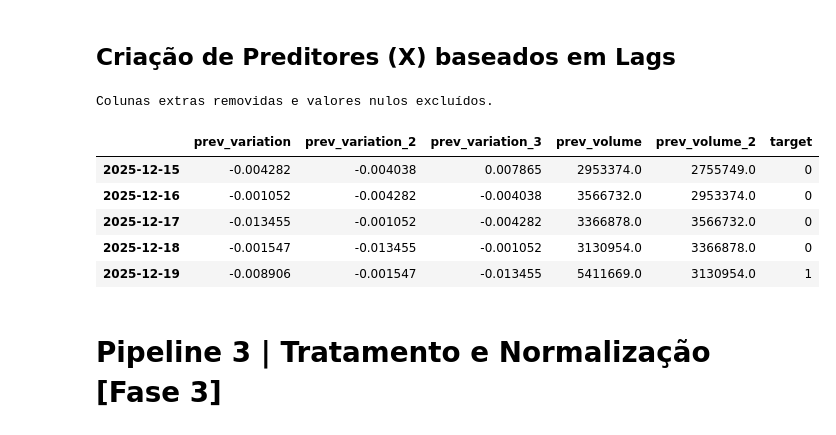
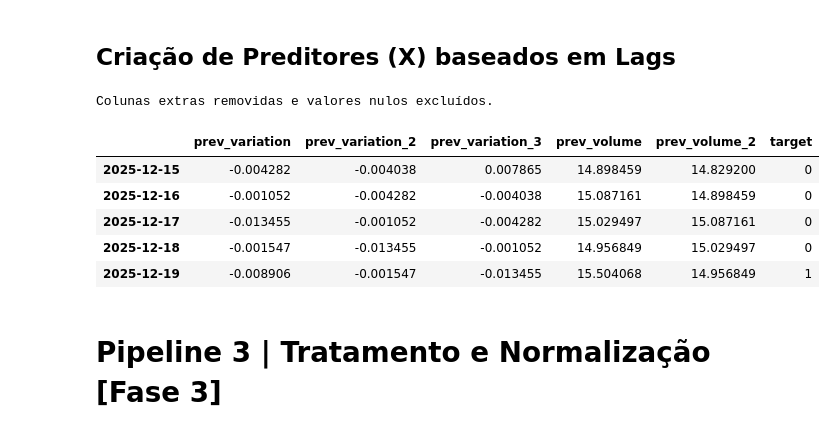
Before and after one commit to miriam-silva/ProvaIcomaAM, a Jupyter notebook: prova_01_miriam_silva.ipynb, the cells around one changed output. Saved outputs shown, nothing was run; the diff lists cells and outputs as text; code cells hidden in the pictures.

```diff
--- a/prova_01_miriam_silva.ipynb
+++ b/prova_01_miriam_silva.ipynb
@@ -64,23 +64,25 @@ df['target'] = (df['close'] > df['open']).astype(int)
 # %%
 df['variation'] = (df['close'] - df['open']) / df['open']
 df['prev_variation'] = df['variation'].shift(1)
 df['prev_variation_2'] = df['variation'].shift(2)
 df['prev_variation_3'] = df['variation'].shift(3)
-df['prev_volume'] = df['volume'].shift(1)
-df['prev_volume_2'] = df['volume'].shift(2)
+df['volume_log'] = np.log1p(df['volume'])
+
+df['prev_volume'] = df['volume_log'].shift(1)
+df['prev_volume_2'] = df['volume_log'].shift(2)
 
 df_final = df[['prev_variation', 'prev_variation_2', 'prev_variation_3', 'prev_volume', 'prev_volume_2', 'target']].dropna()
 
 print("Colunas extras removidas e valores nulos excluídos.")
 df_final.head()
 # %% [output]
 Colunas extras removidas e valores nulos excluídos.
 |  | prev_variation | prev_variation_2 | prev_variation_3 | prev_volume | prev_volume_2 | target |
-| 2025-12-15 | -0.004282 | -0.004038 | 0.007865 | 2953374.0 | 2755749.0 | 0 |
-| 2025-12-16 | -0.001052 | -0.004282 | -0.004038 | 3566732.0 | 2953374.0 | 0 |
-| 2025-12-17 | -0.013455 | -0.001052 | -0.004282 | 3366878.0 | 3566732.0 | 0 |
-| 2025-12-18 | -0.001547 | -0.013455 | -0.001052 | 3130954.0 | 3366878.0 | 0 |
-| 2025-12-19 | -0.008906 | -0.001547 | -0.013455 | 5411669.0 | 3130954.0 | 1 |
+| 2025-12-15 | -0.004282 | -0.004038 | 0.007865 | 14.898459 | 14.829200 | 0 |
+| 2025-12-16 | -0.001052 | -0.004282 | -0.004038 | 15.087161 | 14.898459 | 0 |
+| 2025-12-17 | -0.013455 | -0.001052 | -0.004282 | 15.029497 | 15.087161 | 0 |
+| 2025-12-18 | -0.001547 | -0.013455 | -0.001052 | 14.956849 | 15.029497 | 0 |
+| 2025-12-19 | -0.008906 | -0.001547 | -0.013455 | 15.504068 | 14.956849 | 1 |
 # %% [markdown]
 # Pipeline 3 | Tratamento e Normalização [Fase 3]
 # %% [markdown]
```
Also changed, not shown: parts of 17 cells of this notebook.
